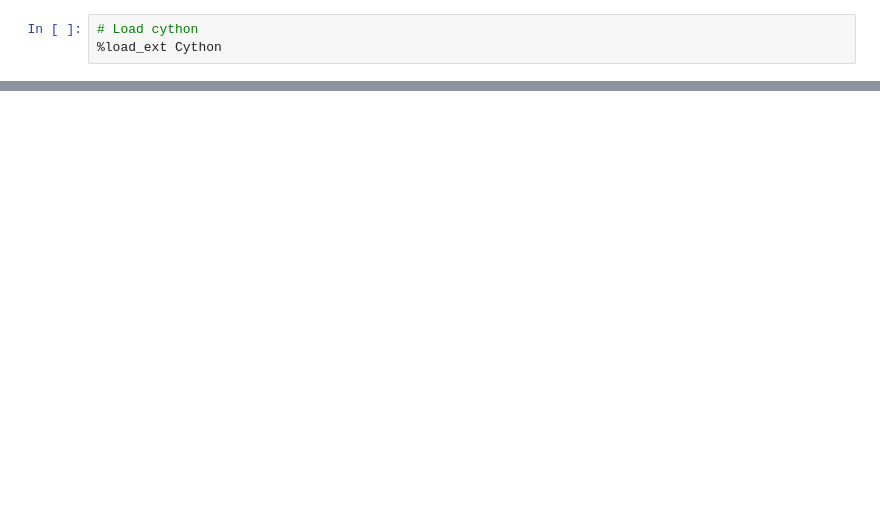
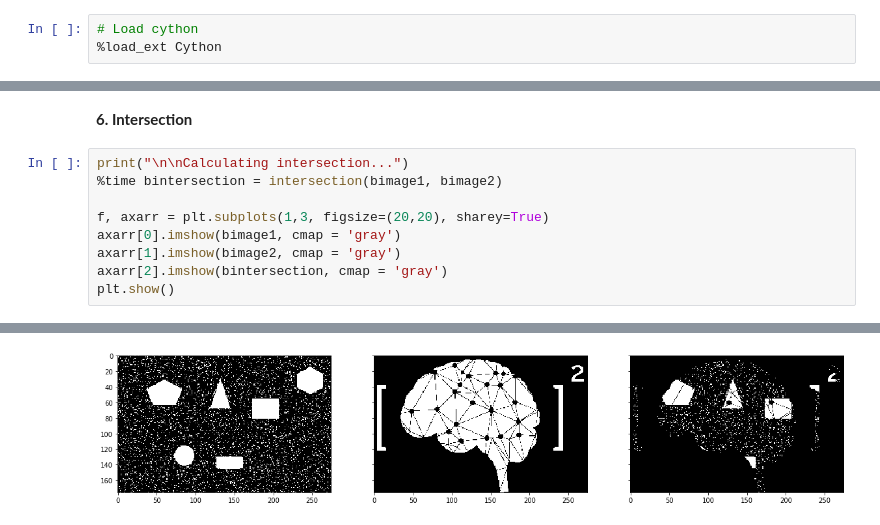
Before and after one commit to bryanblancas/ImageAnalysis, a Jupyter notebook: P4_SetMathematicalMorphology/IA_04_2016630031_BPBI.ipynb, the cells around one changed output, grey strips where cells are left out. Drawn from its saved outputs; the diff is of its cells as text; blank space fills up the shorter version.

```diff
--- a/P4_SetMathematicalMorphology/IA_04_2016630031_BPBI.ipynb
+++ b/P4_SetMathematicalMorphology/IA_04_2016630031_BPBI.ipynb
@@ -500,0 +570,12 @@ Wall time: 385 ms
+# %% [markdown]
+**6. Intersection**
+# %%
+print("\n\nCalculating intersection...")
+%time bintersection = intersection(bimage1, bimage2)
+
+f, axarr = plt.subplots(1,3, figsize=(20,20), sharey=True)
+axarr[0].imshow(bimage1, cmap = 'gray')
+axarr[1].imshow(bimage2, cmap = 'gray')
+axarr[2].imshow(bintersection, cmap = 'gray')
+plt.show()
+# %% [output]
@@ -500,0 +585 @@ Wall time: 385 ms
+[figure, added]
```
Also changed, not shown: parts of 26 cells of this notebook, 17 other files.
